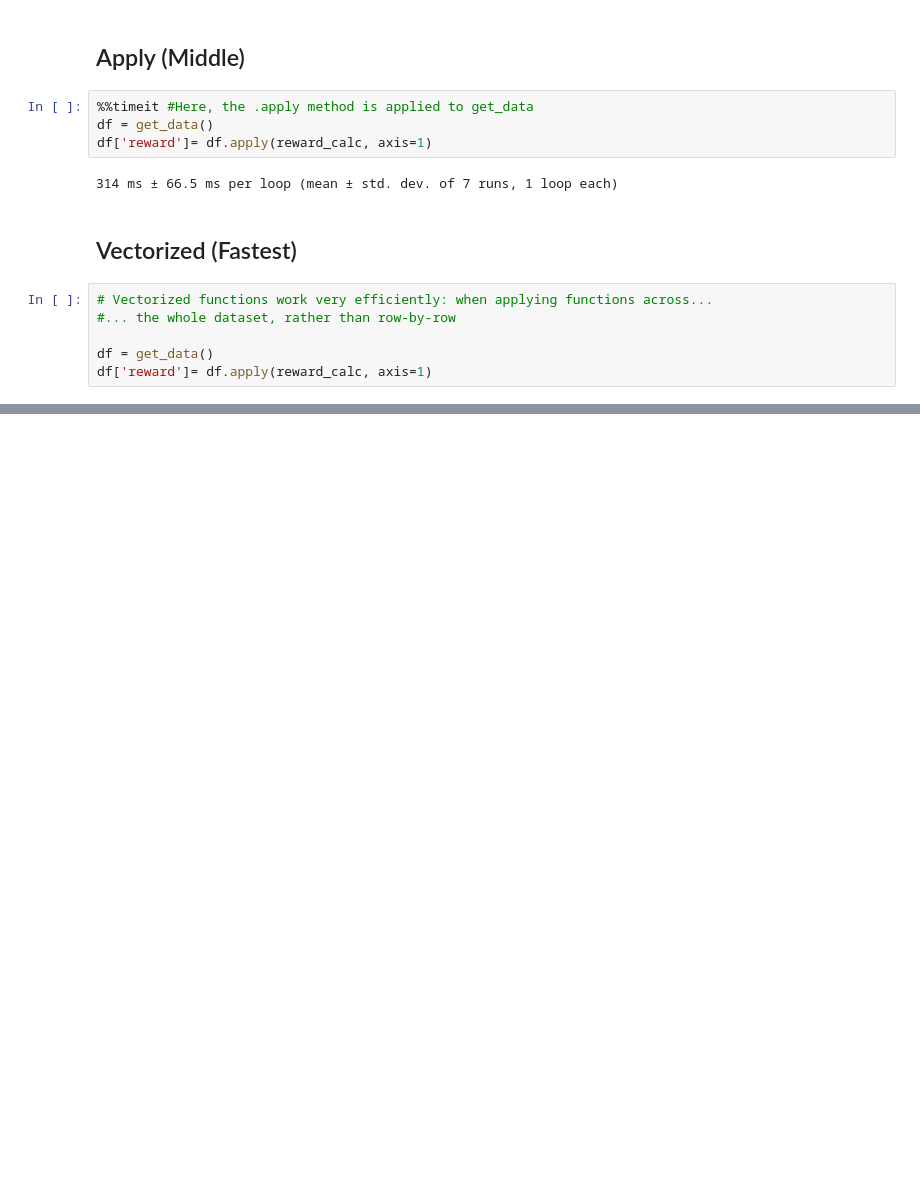
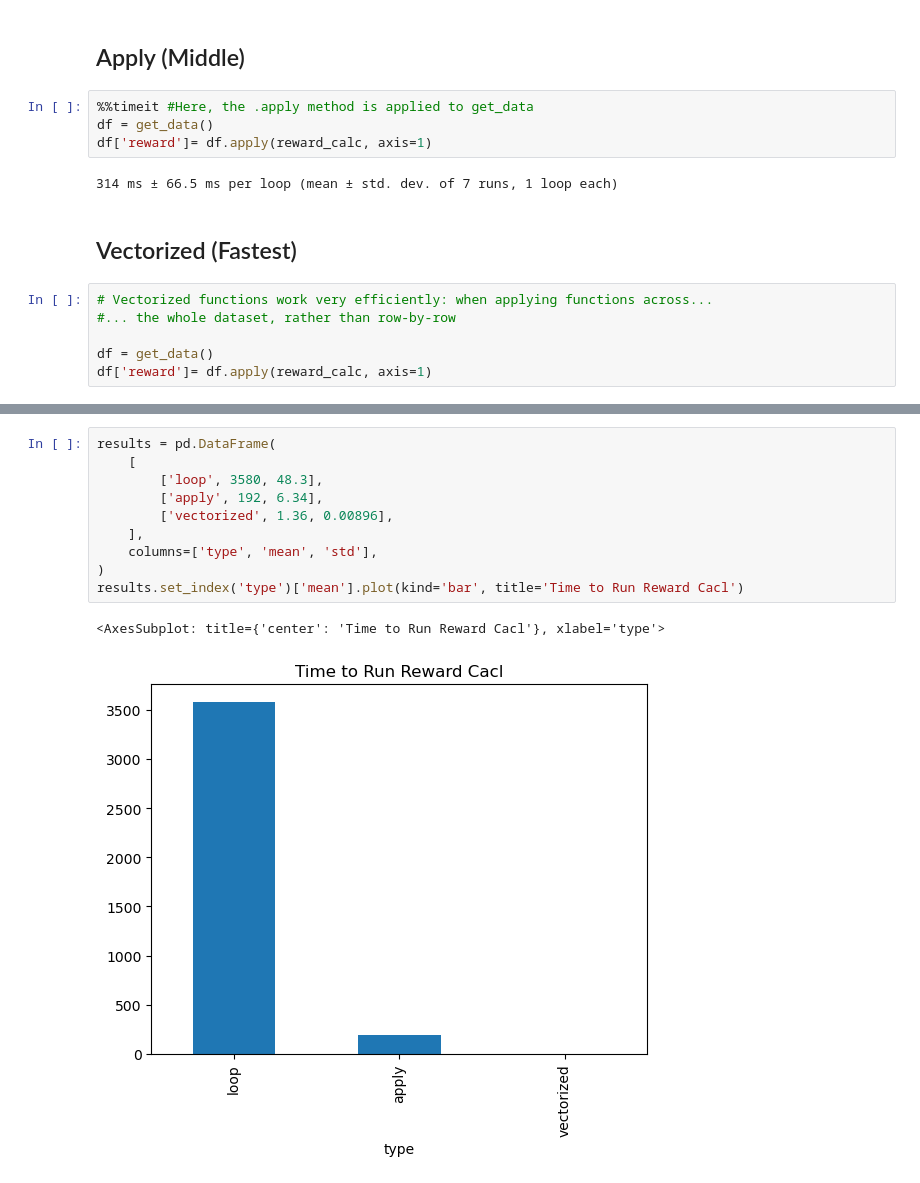
Before and after one commit to Nikit-V-Mitic/Python-Testing, a Jupyter notebook: PandasBasicsSheet.ipynb, the cells around one changed output, grey strips where cells are left out. Cells and saved outputs as stored; diff of their text form; blank space fills up the shorter version.

Commit message:
Graphing differences

```diff
--- a/PandasBasicsSheet.ipynb
+++ b/PandasBasicsSheet.ipynb
@@ -828,0 +829,13 @@ df.loc[((df['pct_sleeping'] > 0.5) &
+# %%
+results = pd.DataFrame(
+    [
+        ['loop', 3580, 48.3],
+        ['apply', 192, 6.34],
+        ['vectorized', 1.36, 0.00896],
+    ],
+    columns=['type', 'mean', 'std'],
+)
+results.set_index('type')['mean'].plot(kind='bar', title='Time to Run Reward Cacl')
+# %% [output]
+<AxesSubplot: title={'center': 'Time to Run Reward Cacl'}, xlabel='type'>
+[figure, added]
```
Also changed, not shown: parts of 1 cell of this notebook.
